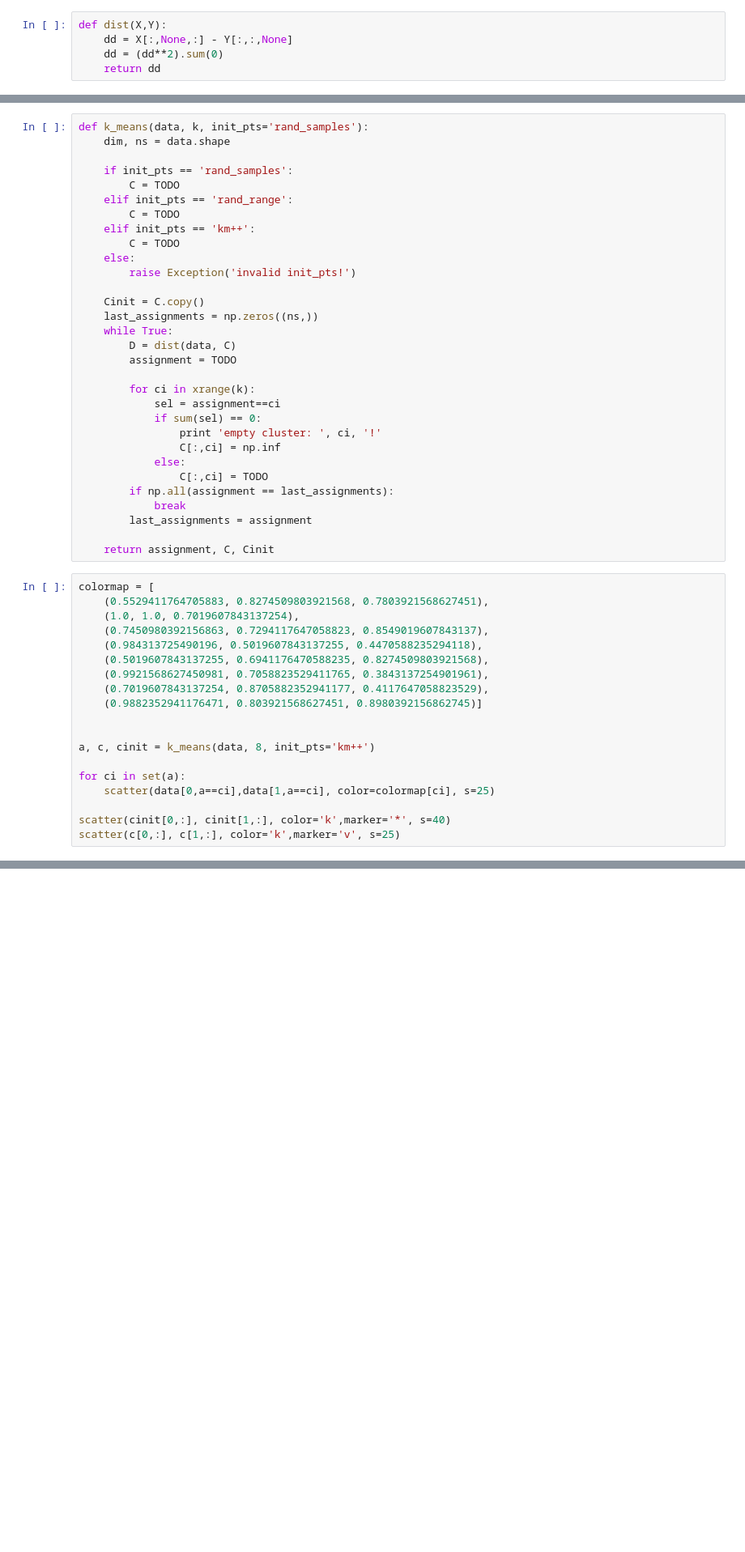
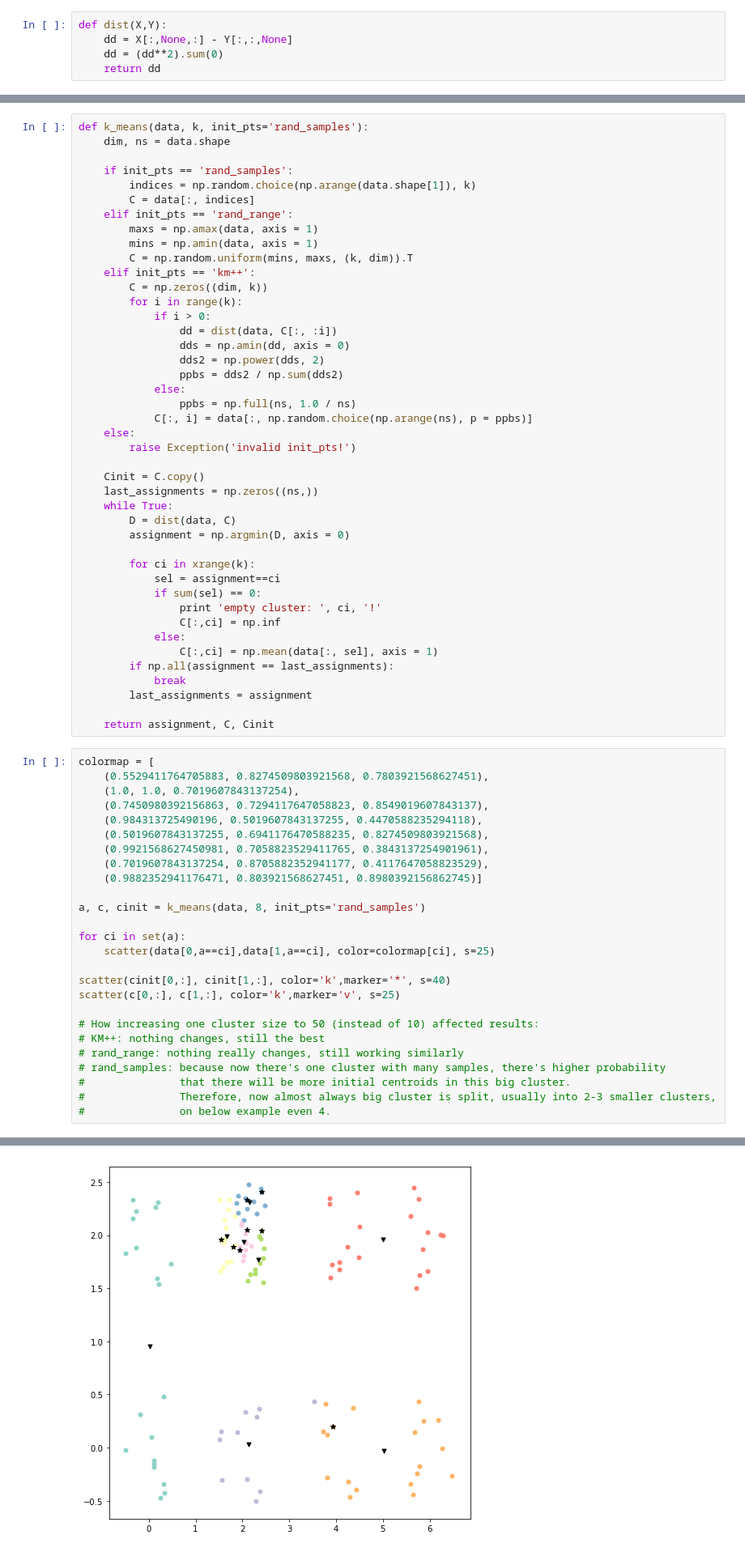
Before and after one commit to swistak35/nn_assignments, a Jupyter notebook: assignment6/assignment_6.ipynb, the cells around one changed output, grey strips where cells are left out. Shown at 81% size. Cells and saved outputs as stored; diff of their text form; blank space fills up the shorter version.

```diff
--- a/assignment6/assignment_6.ipynb
+++ b/assignment6/assignment_6.ipynb
@@ -797,11 +850,23 @@ def k_means(data, k, init_pts='rand_samples'):
     dim, ns = data.shape
 
     if init_pts == 'rand_samples':
-        C = TODO
+        indices = np.random.choice(np.arange(data.shape[1]), k)
+        C = data[:, indices]
     elif init_pts == 'rand_range':
-        C = TODO
+        maxs = np.amax(data, axis = 1)
+        mins = np.amin(data, axis = 1)
+        C = np.random.uniform(mins, maxs, (k, dim)).T
     elif init_pts == 'km++':
-        C = TODO
+        C = np.zeros((dim, k))
+        for i in range(k):
+            if i > 0:
+                dd = dist(data, C[:, :i])
+                dds = np.amin(dd, axis = 0)
+                dds2 = np.power(dds, 2)
+                ppbs = dds2 / np.sum(dds2)
+            else:
+                ppbs = np.full(ns, 1.0 / ns)
+            C[:, i] = data[:, np.random.choice(np.arange(ns), p = ppbs)]
     else:
         raise Exception('invalid init_pts!')
 
@@ -809,7 +874,7 @@ def k_means(data, k, init_pts='rand_samples'):
     last_assignments = np.zeros((ns,))
     while True:
         D = dist(data, C)
-        assignment = TODO
+        assignment = np.argmin(D, axis = 0)
 
         for ci in xrange(k):
             sel = assignment==ci
@@ -817,7 +882,7 @@ def k_means(data, k, init_pts='rand_samples'):
                 print 'empty cluster: ', ci, '!'
                 C[:,ci] = np.inf
             else:
-                C[:,ci] = TODO
+                C[:,ci] = np.mean(data[:, sel], axis = 1)
         if np.all(assignment == last_assignments):
             break
         last_assignments = assignment
@@ -834,11 +899,19 @@ colormap = [
     (0.7019607843137254, 0.8705882352941177, 0.4117647058823529),
     (0.9882352941176471, 0.803921568627451, 0.8980392156862745)]
 
-
-a, c, cinit = k_means(data, 8, init_pts='km++')
+a, c, cinit = k_means(data, 8, init_pts='rand_samples')
 
 for ci in set(a):
     scatter(data[0,a==ci],data[1,a==ci], color=colormap[ci], s=25)
 
 scatter(cinit[0,:], cinit[1,:], color='k',marker='*', s=40)
 scatter(c[0,:], c[1,:], color='k',marker='v', s=25)
+
+# How increasing one cluster size to 50 (instead of 10) affected results:
+# KM++: nothing changes, still the best
+# rand_range: nothing really changes, still working similarly
+# rand_samples: because now there's one cluster with many samples, there's higher probability
+#               that there will be more initial centroids in this big cluster.
+#               Therefore, now almost always big cluster is split, usually into 2-3 smaller clusters,
+#               on below example even 4.
+# %% [output]
@@ -845,3 +919,4 @@ scatter(c[0,:], c[1,:], color='k',marker='v', s=25)
+[figure, added]
 # %% [markdown]
 # Problem 8 [2p bonus]
 
```
Also changed, not shown: parts of 4 cells of this notebook, 4 other files.
